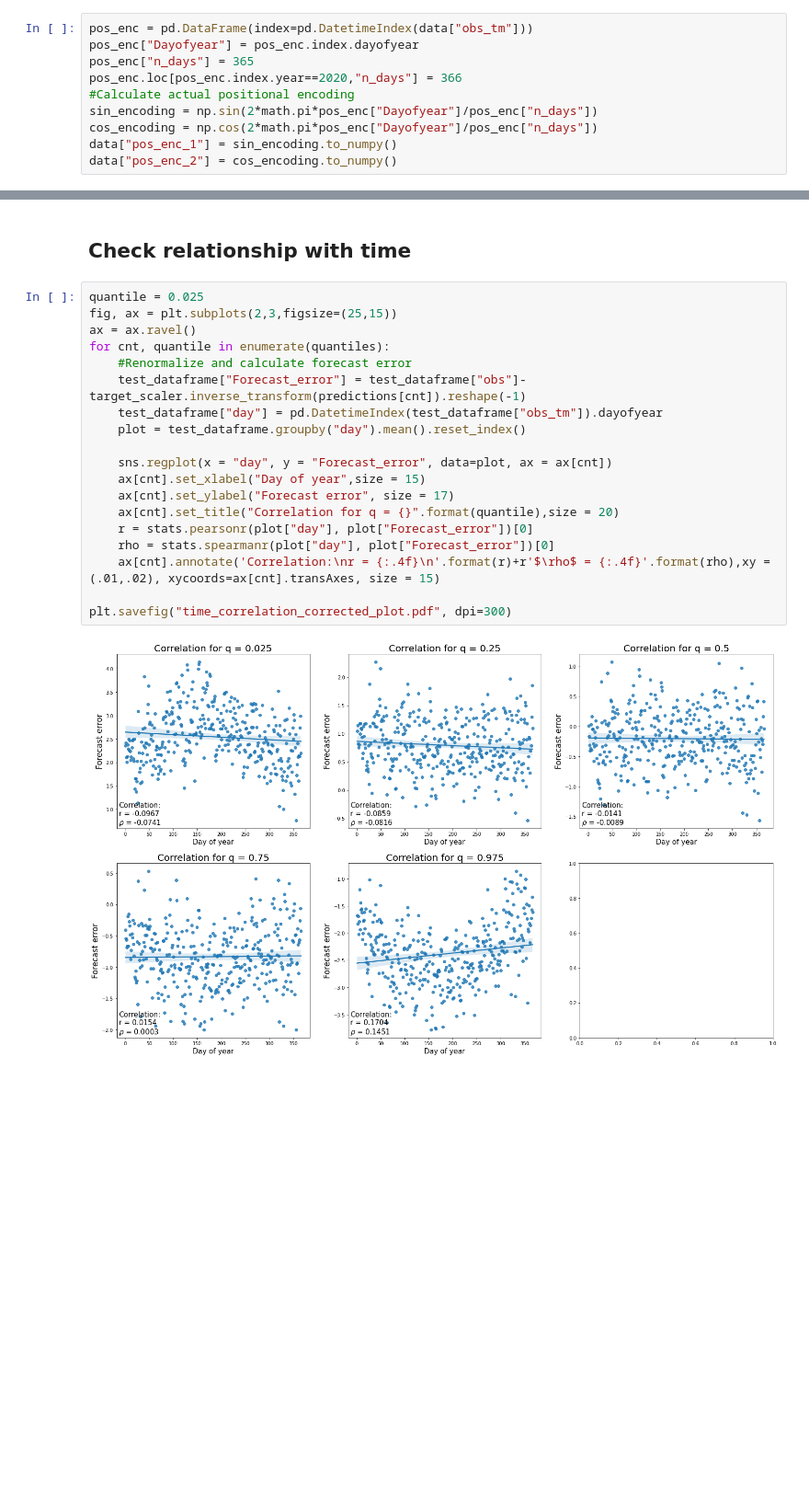
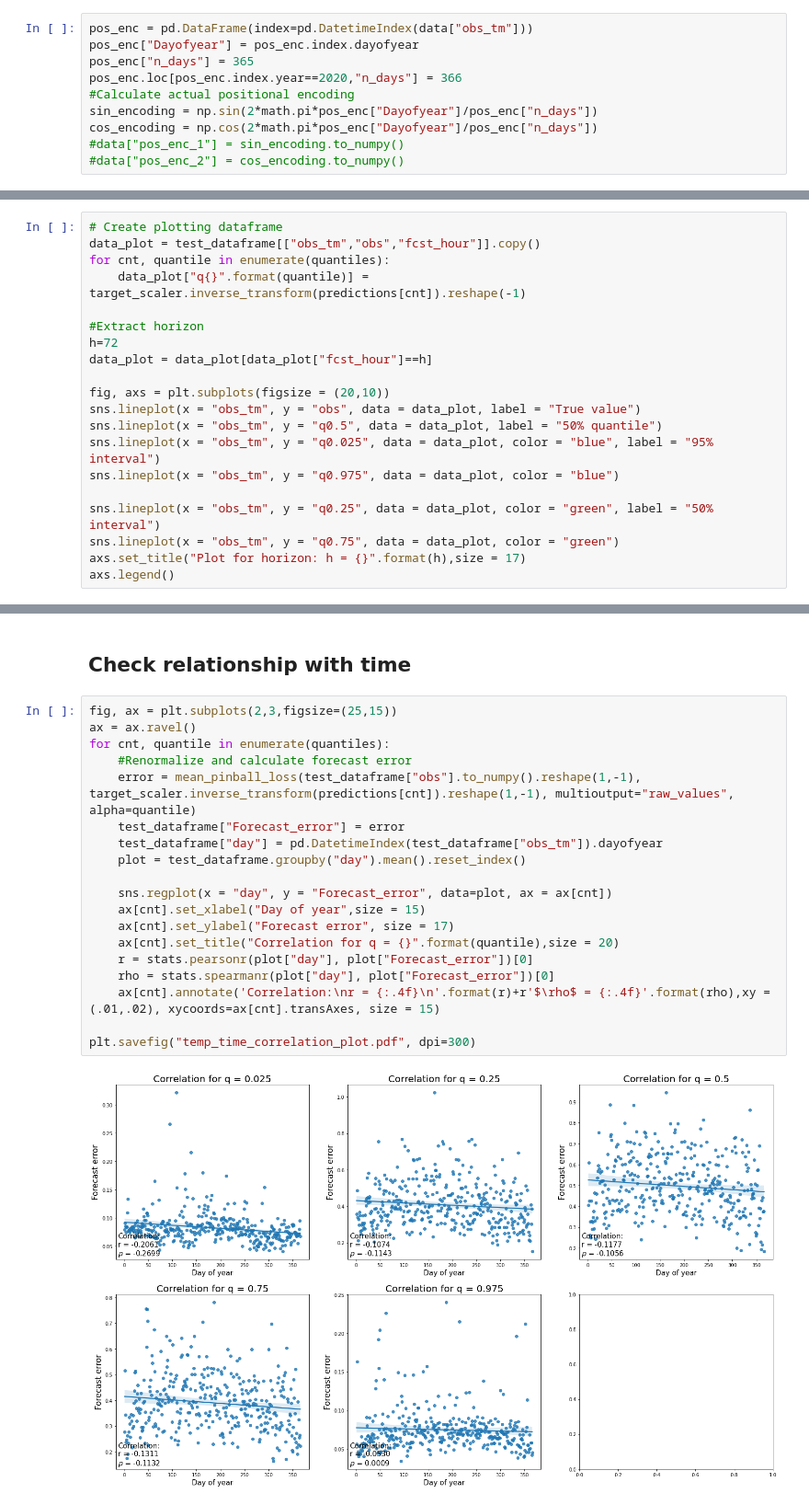
Before and after one commit to cbuelt/forecasting-challenge, a Jupyter notebook: Temperature & Wind/temperature_forecast.ipynb, the cells around one changed output, grey strips where cells are left out. Shown at 92% size. Cells and saved outputs as stored; diff of their text form; blank space fills up the shorter version.

```diff
--- a/Temperature & Wind/temperature_forecast.ipynb
+++ b/Temperature & Wind/temperature_forecast.ipynb
@@ -46,8 +45,8 @@ pos_enc.loc[pos_enc.index.year==2020,"n_days"] = 366
 #Calculate actual positional encoding
 sin_encoding = np.sin(2*math.pi*pos_enc["Dayofyear"]/pos_enc["n_days"])
 cos_encoding = np.cos(2*math.pi*pos_enc["Dayofyear"]/pos_enc["n_days"])
-data["pos_enc_1"] = sin_encoding.to_numpy()
-data["pos_enc_2"] = cos_encoding.to_numpy()
+#data["pos_enc_1"] = sin_encoding.to_numpy()
+#data["pos_enc_2"] = cos_encoding.to_numpy()
 # %% [markdown]
 ## Train, val, test split
 # %%
@@ -230,0 +220,20 @@ Quantile met for quantile = 0.975:       97.25 %
+# %%
+# Create plotting dataframe
+data_plot = test_dataframe[["obs_tm","obs","fcst_hour"]].copy()
+for cnt, quantile in enumerate(quantiles):
+    data_plot["q{}".format(quantile)] = target_scaler.inverse_transform(predictions[cnt]).reshape(-1)
+
+#Extract horizon
+h=72
+data_plot = data_plot[data_plot["fcst_hour"]==h]
+
+fig, axs = plt.subplots(figsize = (20,10))
+sns.lineplot(x = "obs_tm", y = "obs", data = data_plot, label = "True value")
+sns.lineplot(x = "obs_tm", y = "q0.5", data = data_plot, label = "50% quantile")
+sns.lineplot(x = "obs_tm", y = "q0.025", data = data_plot, color = "blue", label = "95% interval")
+sns.lineplot(x = "obs_tm", y = "q0.975", data = data_plot, color = "blue")
+
+sns.lineplot(x = "obs_tm", y = "q0.25", data = data_plot, color = "green", label = "50% interval")
+sns.lineplot(x = "obs_tm", y = "q0.75", data = data_plot, color = "green")
+axs.set_title("Plot for horizon: h = {}".format(h),size = 17)
+axs.legend()
@@ -299,23 +311,23 @@ final_prediction.to_pickle("../evaluation/predictions/single/{}_{}".format("temp
 # %% [markdown]
 ## Check relationship with time
 # %%
-quantile = 0.025
 fig, ax = plt.subplots(2,3,figsize=(25,15))
 ax = ax.ravel()
 for cnt, quantile in enumerate(quantiles):
     #Renormalize and calculate forecast error
-    test_dataframe["Forecast_error"] = test_dataframe["obs"]-target_scaler.inverse_transform(predictions[cnt]).reshape(-1)
+    error = mean_pinball_loss(test_dataframe["obs"].to_numpy().reshape(1,-1), target_scaler.inverse_transform(predictions[cnt]).reshape(1,-1), multioutput="raw_values", alpha=quantile)
+    test_dataframe["Forecast_error"] = error
     test_dataframe["day"] = pd.DatetimeIndex(test_dataframe["obs_tm"]).dayofyear
     plot = test_dataframe.groupby("day").mean().reset_index()
 
     sns.regplot(x = "day", y = "Forecast_error", data=plot, ax = ax[cnt])
     ax[cnt].set_xlabel("Day of year",size = 15)
     ax[cnt].set_ylabel("Forecast error", size = 17)
     ax[cnt].set_title("Correlation for q = {}".format(quantile),size = 20)
     r = stats.pearsonr(plot["day"], plot["Forecast_error"])[0]
     rho = stats.spearmanr(plot["day"], plot["Forecast_error"])[0]
     ax[cnt].annotate('Correlation:\nr = {:.4f}\n'.format(r)+r'$\rho$ = {:.4f}'.format(rho),xy = (.01,.02), xycoords=ax[cnt].transAxes, size = 15)
 
-plt.savefig("time_correlation_corrected_plot.pdf", dpi=300)
+plt.savefig("temp_time_correlation_plot.pdf", dpi=300)
 # %% [output]
-[figure, old version]
+[figure, new version]
```
Also changed, not shown: parts of 8 cells of this notebook, 5 other files.
